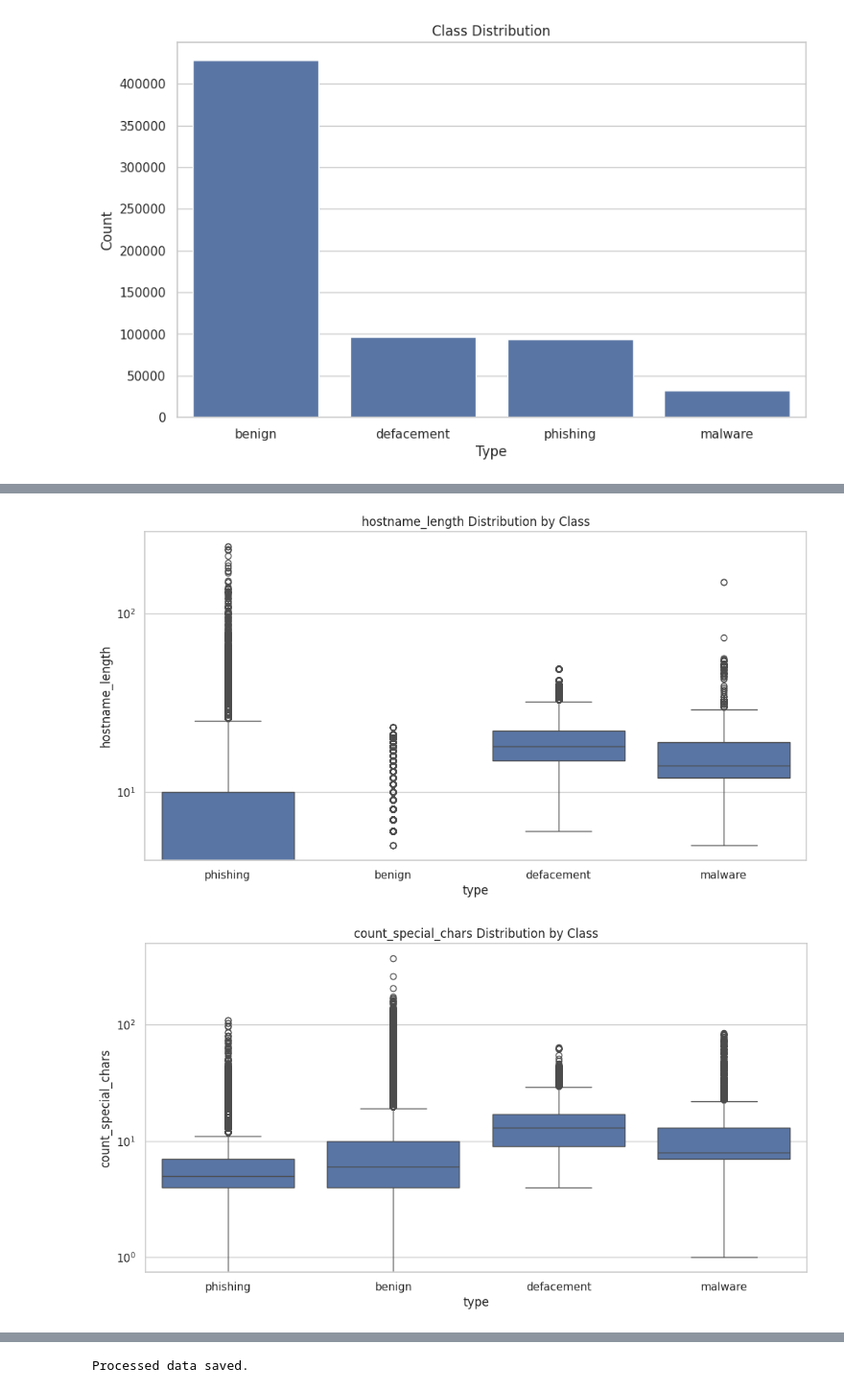
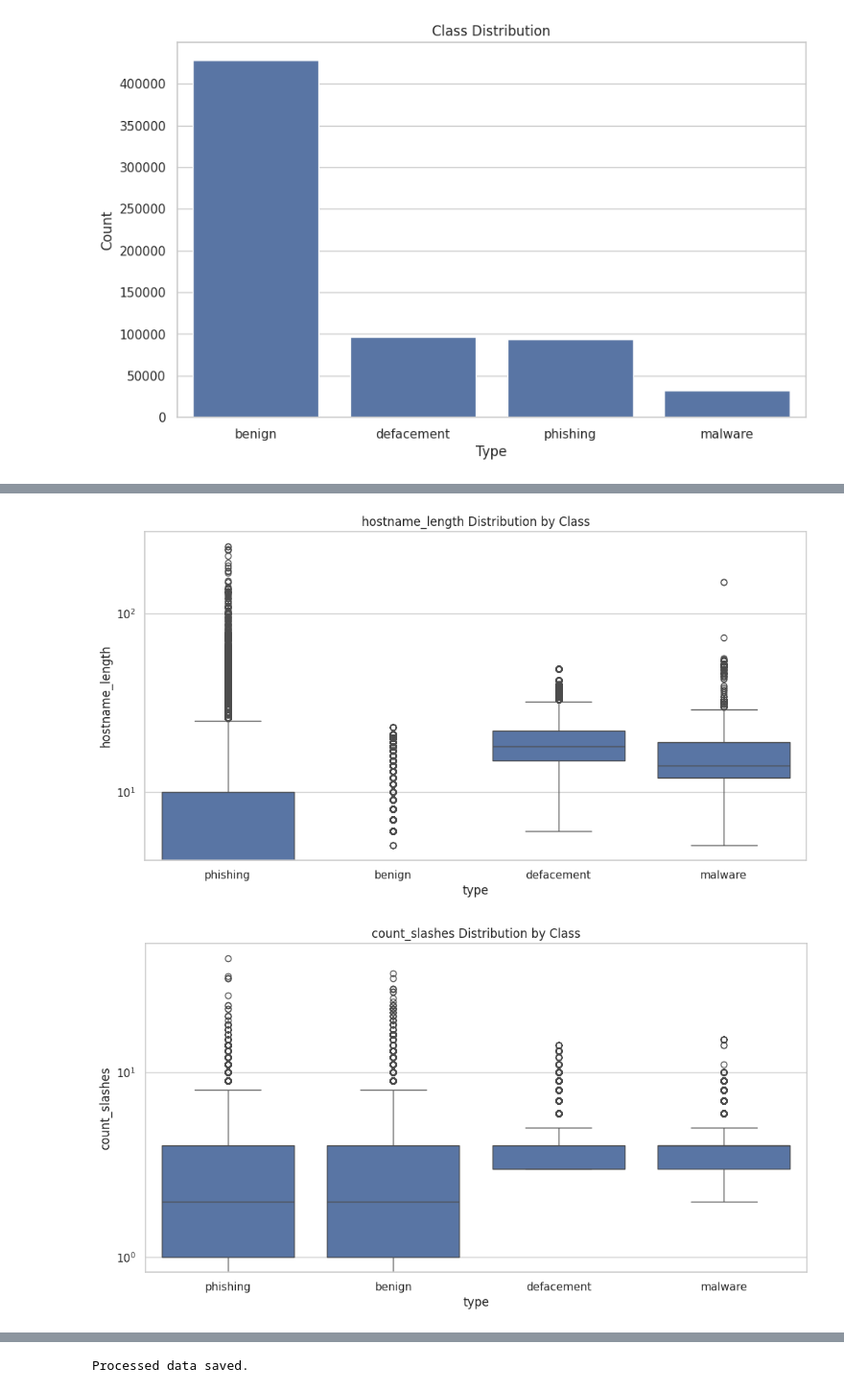
Before and after one commit to KhagendraN/Malicious-url-detection-system, a Jupyter notebook: notebooks/eda.ipynb, the cells around one changed output, grey strips where cells are left out. Shown at 96% size. Saved outputs shown, nothing was run; the diff lists cells and outputs as text; code cells hidden in the pictures.

```diff
--- a/notebooks/eda.ipynb
+++ b/notebooks/eda.ipynb
@@ -25,7 +26,7 @@ else:
 Good to go!
 # %%
 # Load dataset
-df = pd.read_csv(file_path)
+df = pd.read_csv(filepath_or_buffer=file_path)
 
 # Display first few rows
 print("Dataset Head:")
@@ -203,16 +265,16 @@ plt.show()
 # %%
 # Boxplots for key features
-features_to_plot = ['url_length', 'hostname_length', 'count_special_chars', 'count_digits']
+features_to_plot = ['url_length', 'hostname_length', 'count_slashes', 'count_digits']
 
 for feature in features_to_plot:
     plt.figure(figsize=(12, 6))
     sns.boxplot(x='type', y=feature, data=df)
     plt.title(f'{feature} Distribution by Class')
-    plt.yscale('log')
+    plt.yscale('log') # Log scale for better visualization of skewed data
     plt.show()
 # %% [output]
 [figure]
 [figure]
-[figure, old version]
+[figure, new version]
 [figure]
 # %% [markdown]
```
Also changed, not shown: parts of 9 cells of this notebook.
